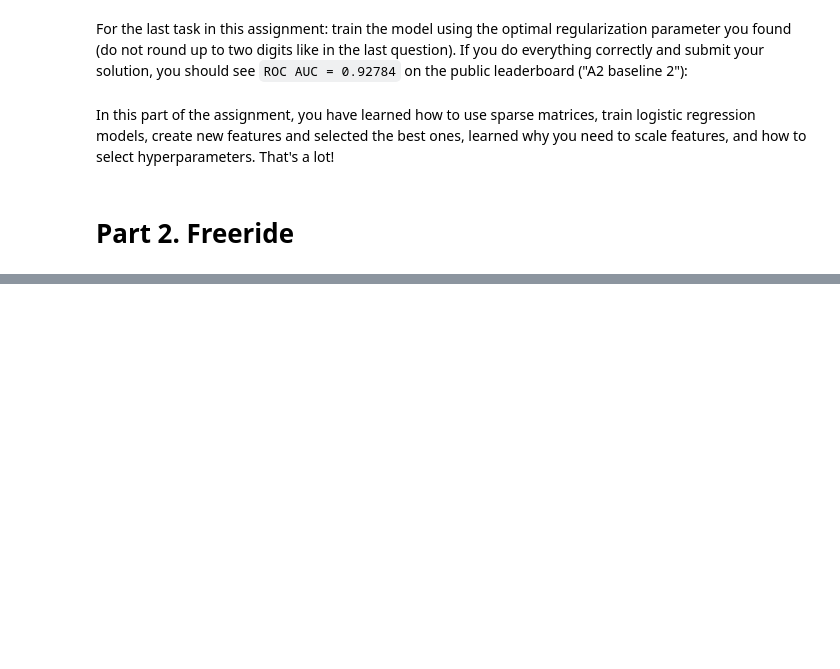
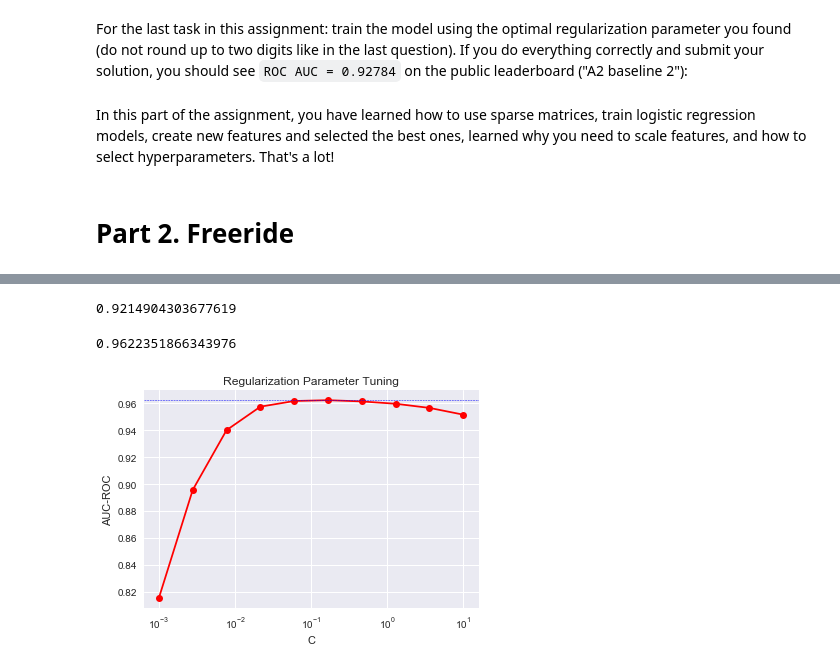
Before and after one commit to mudcrab88/ods_course, a Jupyter notebook: assignment2_part1_alice_logistic_regression.ipynb, the cells around one changed output, grey strips where cells are left out. Saved outputs shown, nothing was run; the diff lists cells and outputs as text; code cells hidden in the pictures; blank space fills up the shorter version.

```diff
--- a/assignment2_part1_alice_logistic_regression.ipynb
+++ b/assignment2_part1_alice_logistic_regression.ipynb
@@ -715,0 +847,47 @@ That's it for this part of assignment 2. More credits will be given to the top 1
+# %%
+full_df['duration'] = full_df[times].max(axis=1)-full_df[times].min(axis=1)
+full_df['duration']=full_df['duration'].apply(lambda ts:ts.seconds).astype('float64')
+# %%
+full_new_feat['duration'] = full_df['duration']
+# Add the new standardized feature to the sparse matrix
+tmp = StandardScaler().fit_transform(full_new_feat[['duration']])
+X_train = csr_matrix(hstack([full_sites_sparse[:idx_split,:], tmp[:idx_split,:]]))
+
+# Compute metric on the validation set
+print(get_auc_lr_valid_new(X_train, y_train))
+# %% [output]
+0.9214904303677619
+# %%
+# Compose the training set
+tmp_scaled = StandardScaler().fit_transform(full_new_feat[['start_month',
+                                                           'start_hour',
+                                                           'morning',
+                                                           'intersection',
+                                                          'duration']])
+X_train = csr_matrix(hstack([full_sites_sparse[:idx_split,:],
+                             tmp_scaled[:idx_split,:]]))
+
+# Capture the quality with default parameters
+score_C_1 = get_auc_lr_valid_new(X_train, y_train)
+print(score_C_1)
+# %% [output]
+0.9622351866343976
+# %%
+from tqdm import tqdm
+
+# List of possible C-values
+Cs = np.logspace(-3, 1, 10)
+scores = []
+for C in tqdm(Cs):
+    scores.append(get_auc_lr_valid_new(X_train, y_train, C=C))
+# %%
+plt.plot(Cs, scores, 'ro-')
+plt.xscale('log')
+plt.xlabel('C')
+plt.ylabel('AUC-ROC')
+plt.title('Regularization Parameter Tuning')
+# horizontal line -- model quality with default C value
+plt.axhline(y=score_C_1, linewidth=.5, color='b', linestyle='dashed')
+plt.show()
+# %% [output]
+[figure, added]
```
Also changed, not shown: parts of 18 cells of this notebook, 4 other files.
